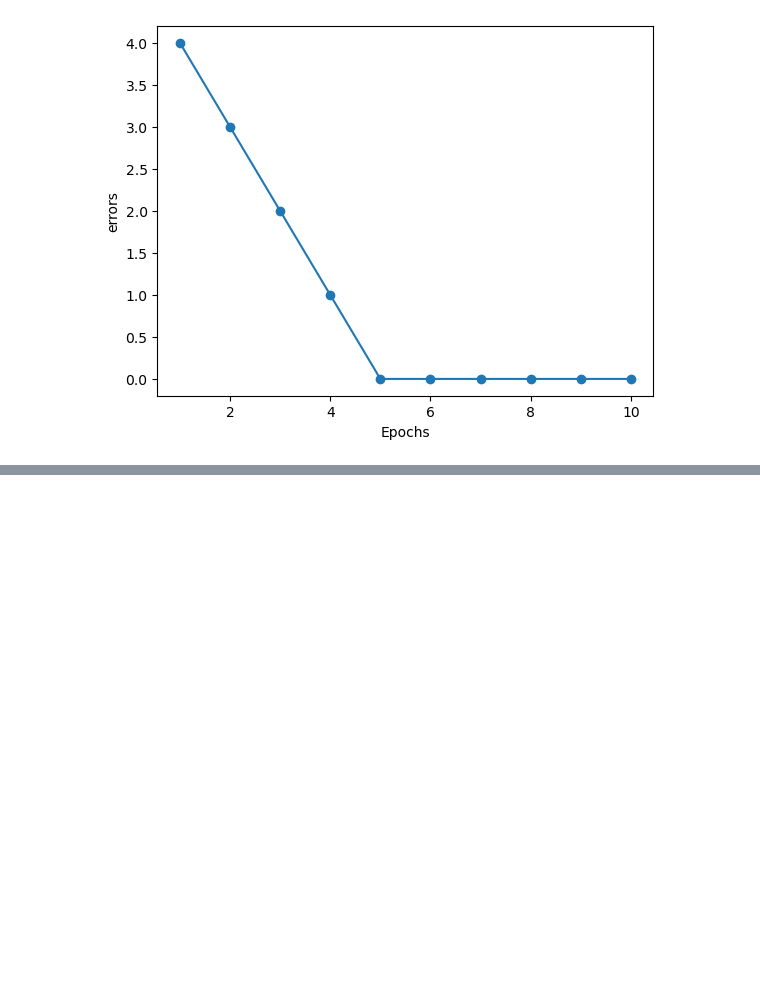
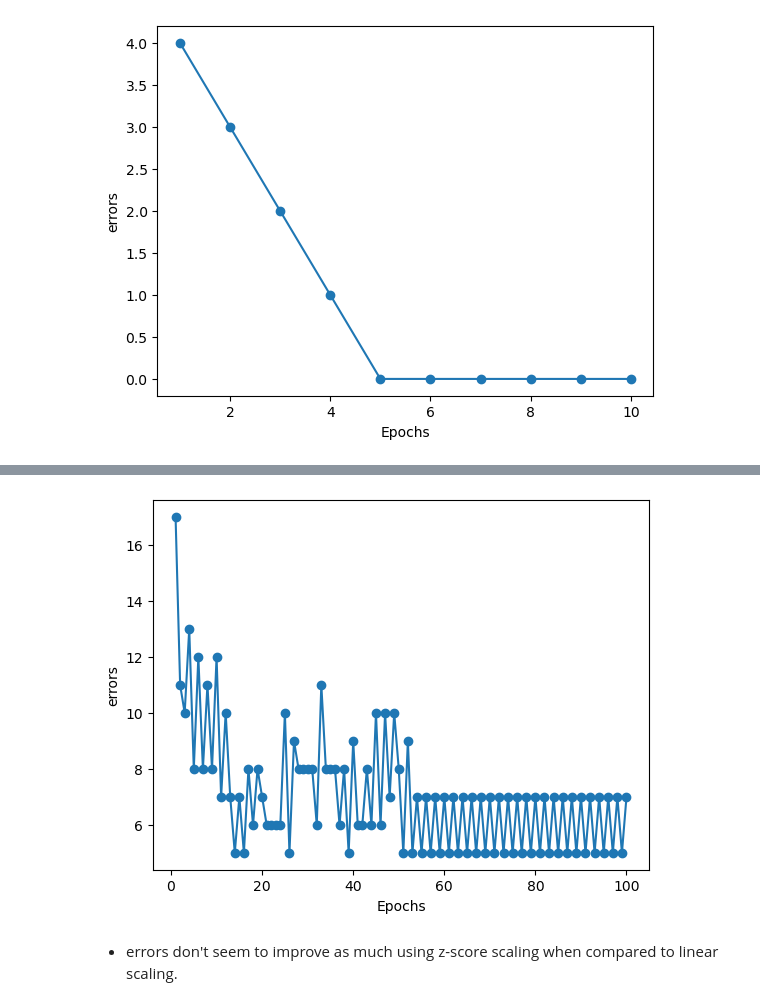
Before and after one commit to rjmcoder/Machine-Learning-with-PyTorch-and-Scikit-Learn, a Jupyter notebook: ch02/my_ch02.ipynb, the cells around one changed output, grey strips where cells are left out. Cells and saved outputs as stored; diff of their text form; code cells hidden in the pictures; blank space fills up the shorter version.

```diff
--- a/ch02/my_ch02.ipynb
+++ b/ch02/my_ch02.ipynb
@@ -120,0 +205,9 @@ plt.show()
+# %%
+def z_score_scaling(ser):
+    res = (ser - ser.mean())/ser.std()
+    return res
+# %%
+features = ['age', 'hypertension', 'heart_disease', 'bmi', 'HbA1c_level', 'blood_glucose_level']
+
+for feature in features:
+    df[feature] = z_score_scaling(df[feature])
@@ -120,0 +226,16 @@ plt.show()
+# %%
+# select first 100 rows
+y = df.iloc[0:100, 8].values
+X = df.iloc[0:100, [1,2,3,5,6,7]].values
+# %%
+ppn = Perceptron(eta=0.01, n_iter=100)
+ppn.fit(X, y)
+
+plt.plot(range(1, len(ppn.errors_) + 1), ppn.errors_, marker='o')
+plt.xlabel('Epochs')
+plt.ylabel('errors')
+plt.show()
+# %% [output]
+[figure, added]
+# %% [markdown]
+- errors don't seem to improve as much using z-score scaling when compared to linear scaling.
```
Also changed, not shown: parts of 21 cells of this notebook.
